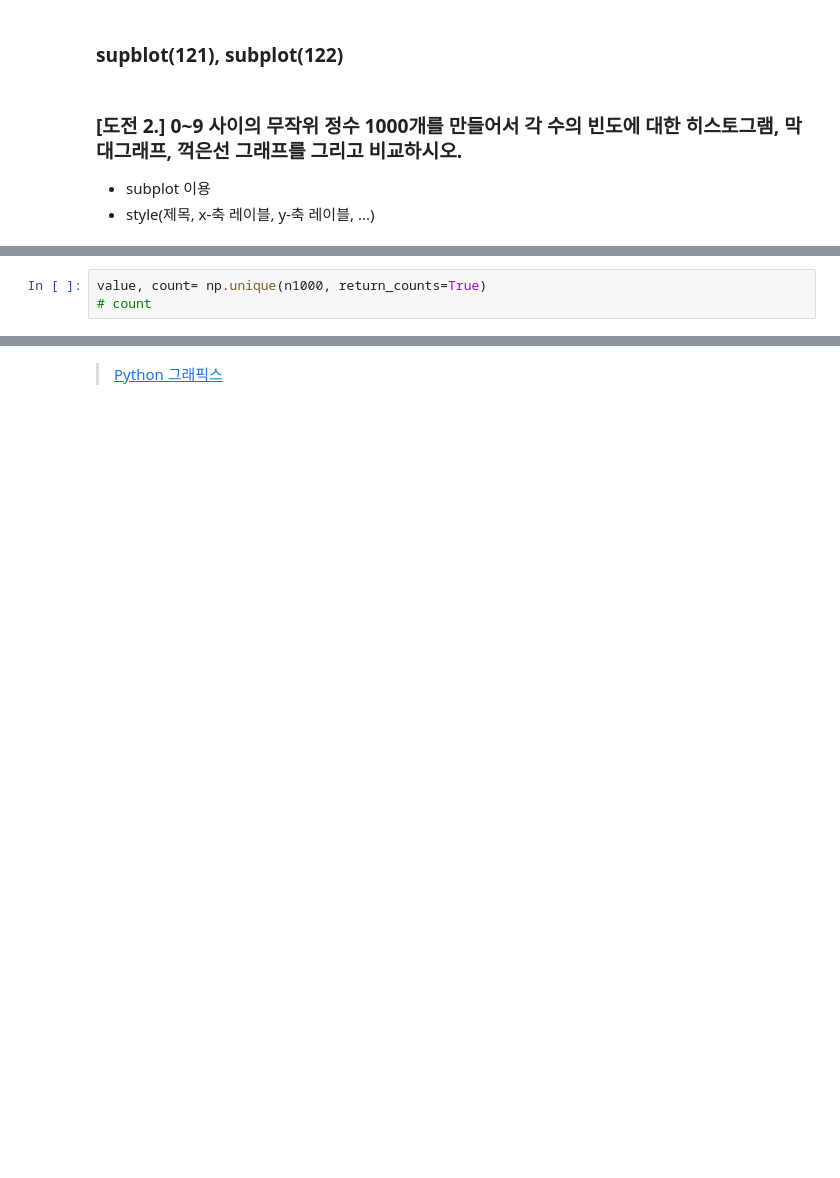
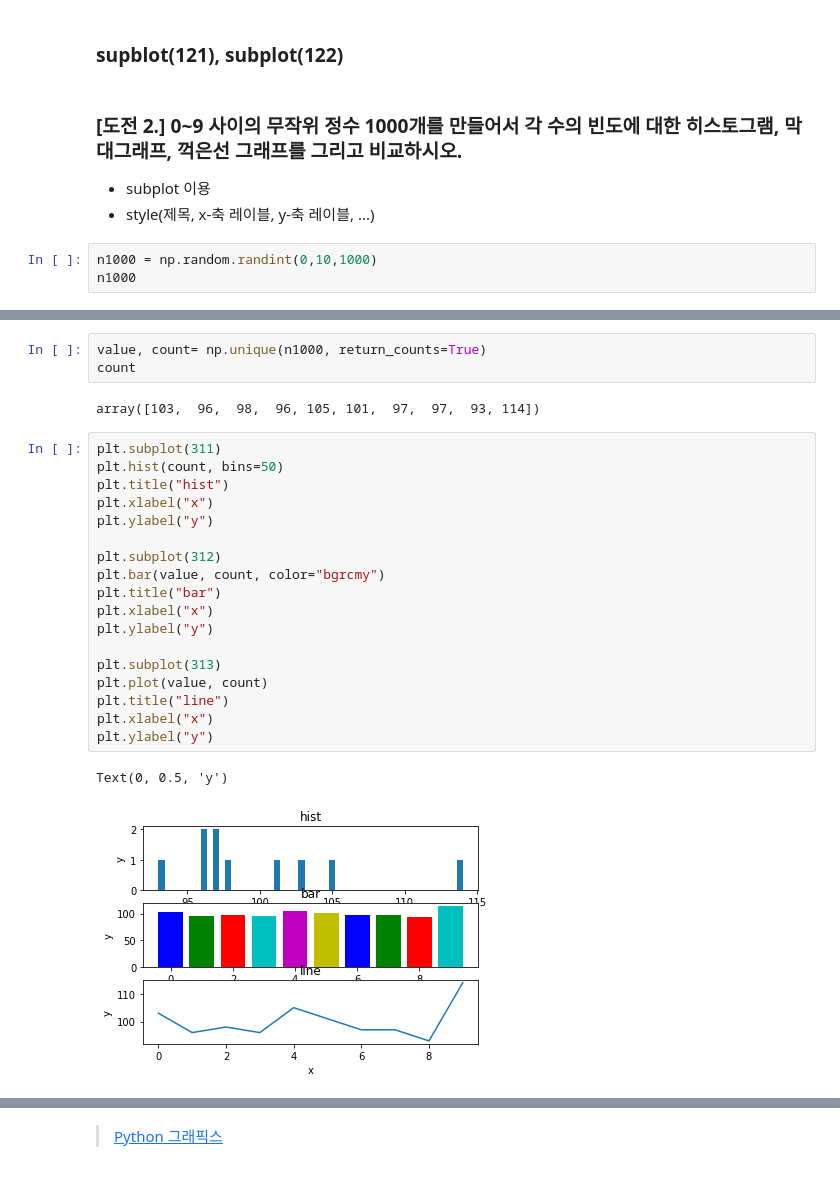
Before and after one commit to jiseon0516/pdm19, a Jupyter notebook: py-graphics/matplotlib_4_challenges.ipynb, the cells around one changed output, grey strips where cells are left out. Drawn from its saved outputs; the diff is of its cells as text; blank space fills up the shorter version.

```diff
--- a/py-graphics/matplotlib_4_challenges.ipynb
+++ b/py-graphics/matplotlib_4_challenges.ipynb
@@ -45,3 +57,6 @@ TypeError: ignored
 ### [도전 2.] 0~9 사이의 무작위 정수 1000개를 만들어서 각 수의 빈도에 대한 히스토그램, 막대그래프, 꺽은선 그래프를 그리고 비교하시오.
 - subplot 이용
 - style(제목, x-축 레이블, y-축 레이블, ...)
+# %%
+n1000 = np.random.randint(0,10,1000)
+n1000
@@ -48,5 +81,28 @@ TypeError: ignored
 # %%
 value, count= np.unique(n1000, return_counts=True)
-# count
+count
+# %% [output]
+array([103,  96,  98,  96, 105, 101,  97,  97,  93, 114])
+# %%
+plt.subplot(311)
+plt.hist(count, bins=50)
+plt.title("hist")
+plt.xlabel("x")
+plt.ylabel("y")
+
+plt.subplot(312)
+plt.bar(value, count, color="bgrcmy")
+plt.title("bar")
+plt.xlabel("x")
+plt.ylabel("y")
+
+plt.subplot(313)
+plt.plot(value, count)
+plt.title("line")
+plt.xlabel("x")
+plt.ylabel("y")
+# %% [output]
+Text(0, 0.5, 'y')
+[figure, added]
 # %%
 plt.bar(value,count) #,color="bgrcmyk")  # 'bgrcmykw
```
Also changed, not shown: parts of 5 cells of this notebook.
